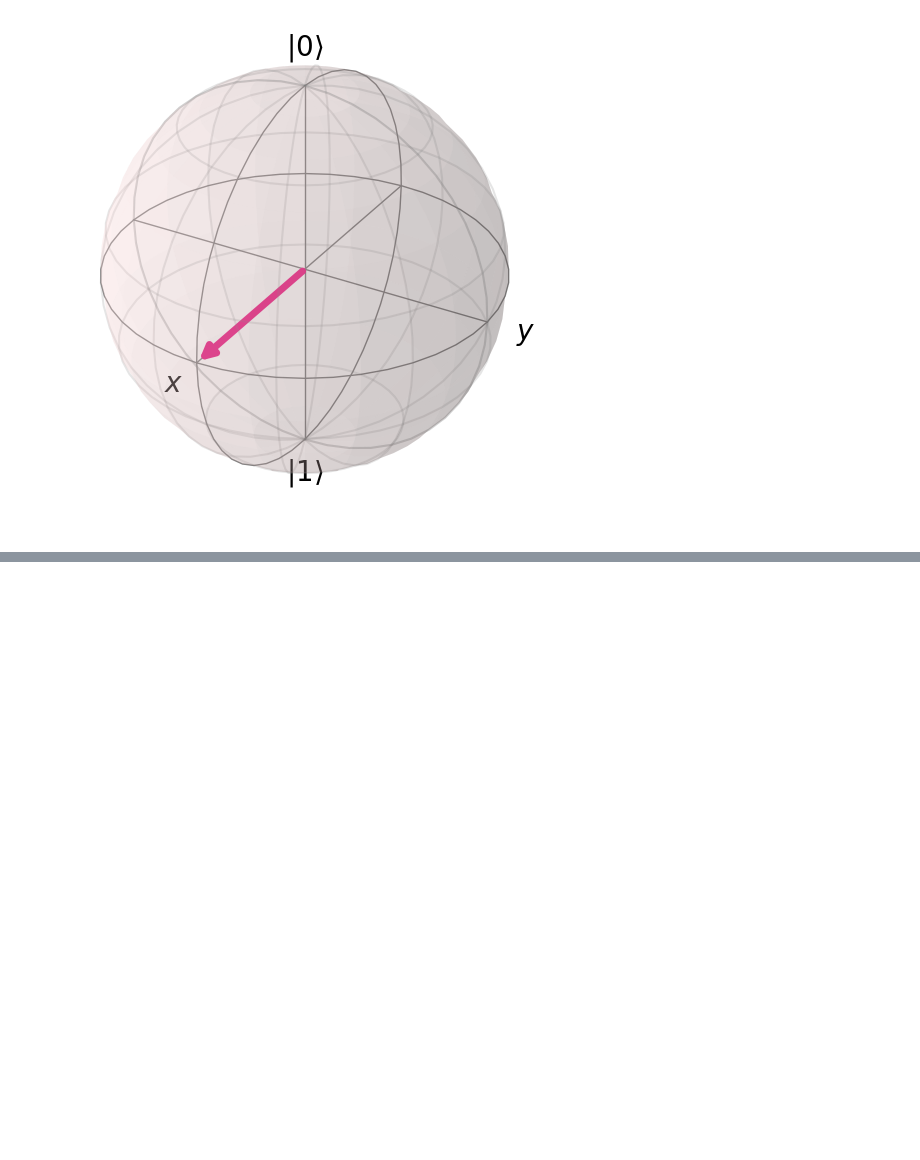
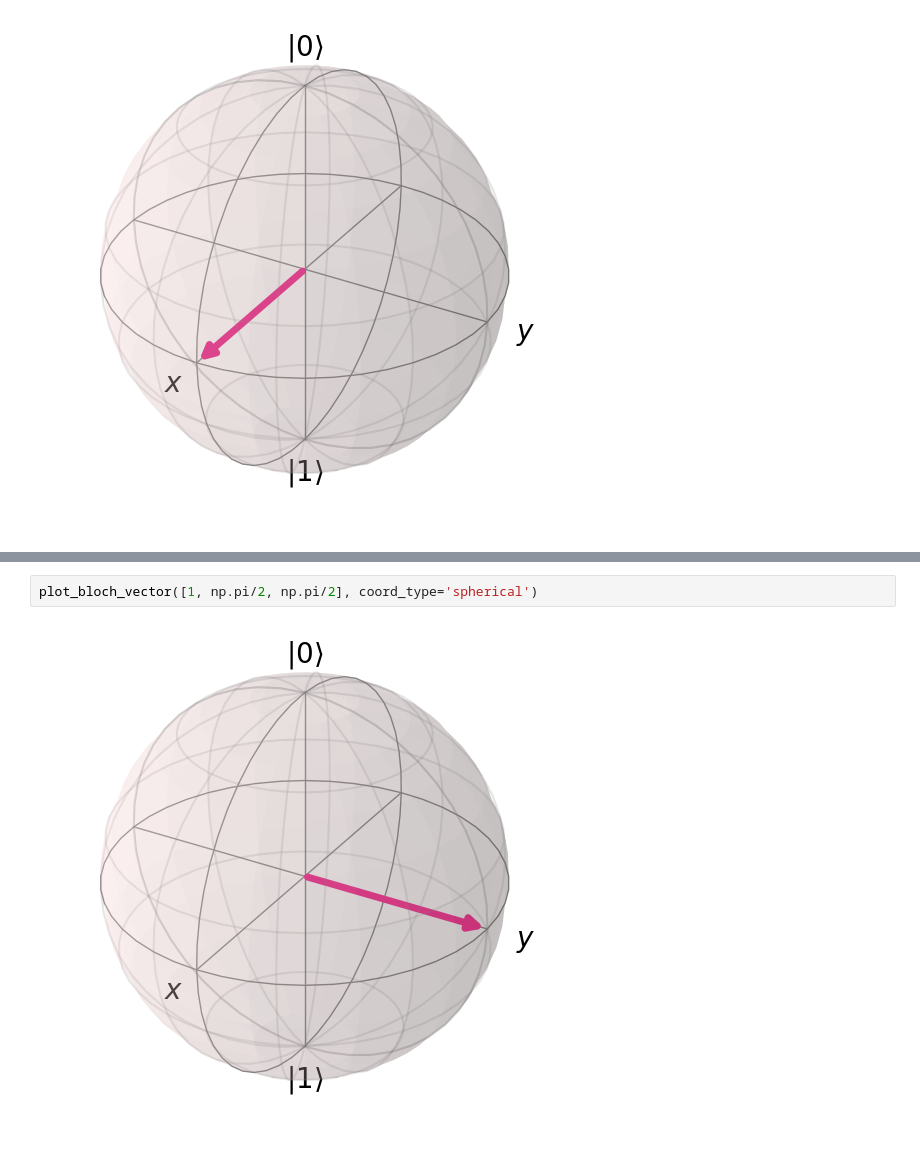
Before and after one commit to QuantumQuipu/QuantumScholars2023, a Jupyter notebook: QuantumScholars_Sesión_1.ipynb, the cells around one changed output, grey strips where cells are left out. Drawn from its saved outputs; the diff is of its cells as text; blank space fills up the shorter version.

```diff
--- a/QuantumScholars_Sesión_1.ipynb
+++ b/QuantumScholars_Sesión_1.ipynb
@@ -546,0 +708,4 @@ Puedes donar una vez en el siguiente enlace (Ko-Fi):
+# %%
+plot_bloch_vector([1, np.pi/2, np.pi/2], coord_type='spherical')
+# %% [output]
+[figure, added]
```
Also changed, not shown: parts of 216 cells of this notebook.
